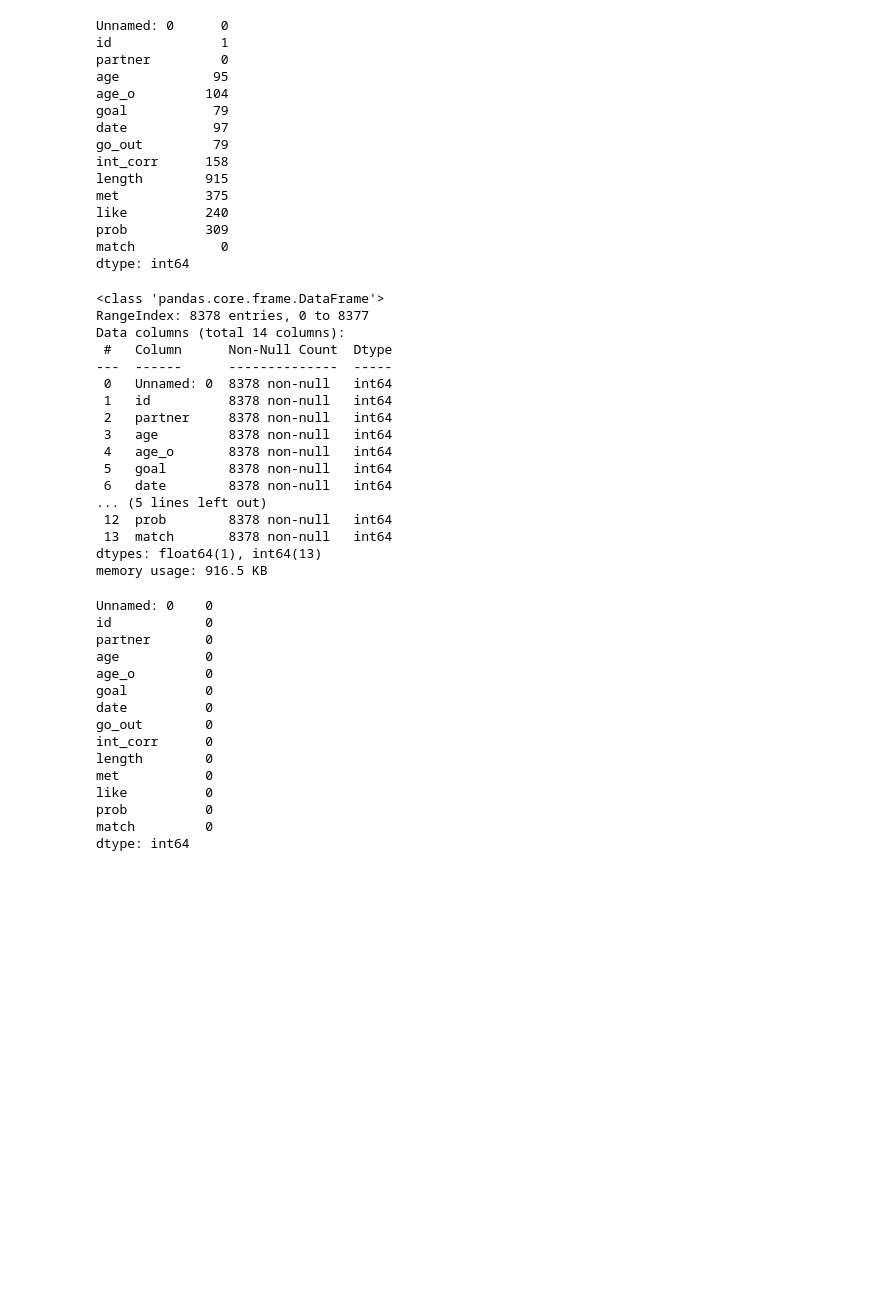
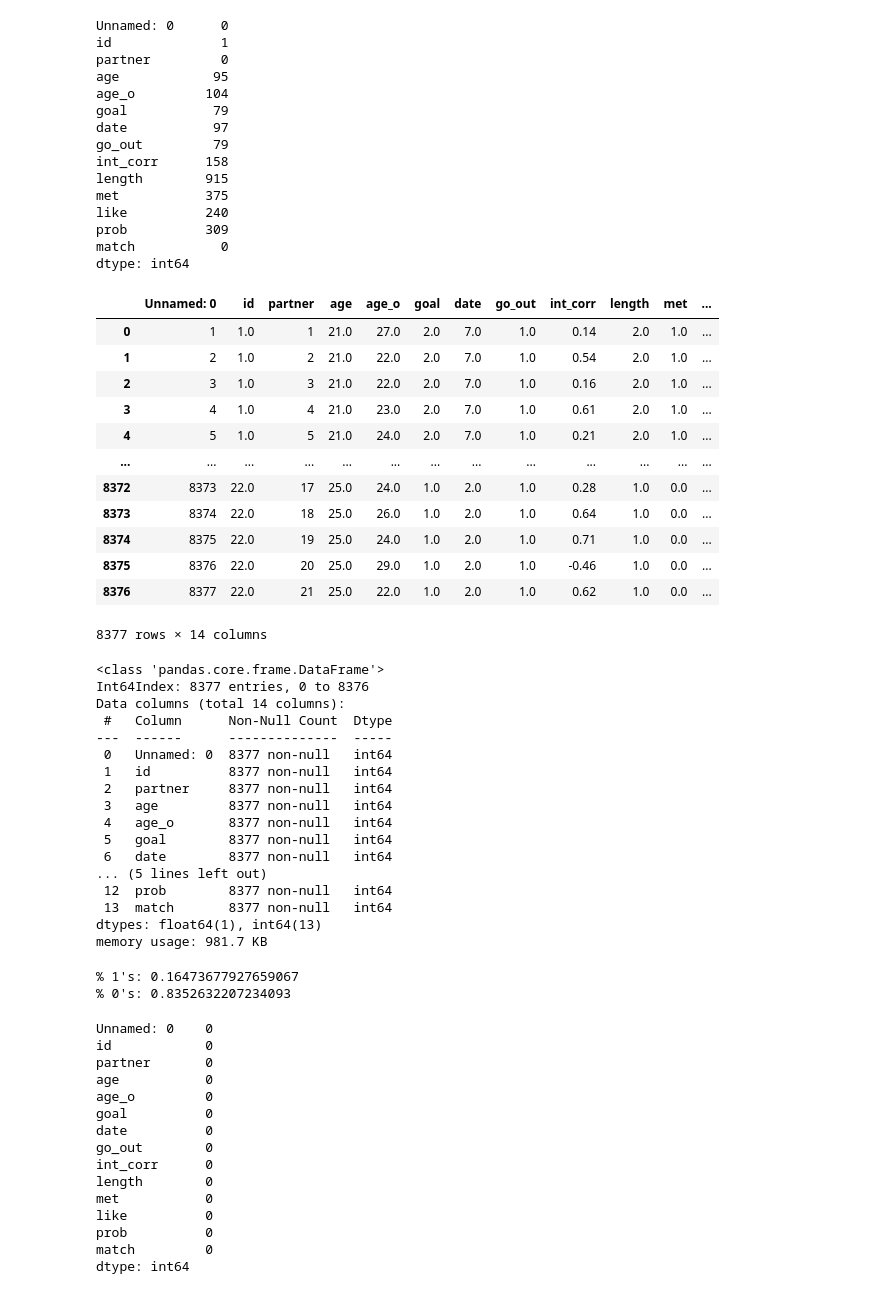
Before and after one commit to KatFT/Machine_Learning-Speed-Dating, a Jupyter notebook: notebook.ipynb, the cells around one changed output. Cells and saved outputs as stored; diff of their text form; code cells hidden in the pictures; blank space fills up the shorter version.

```diff
--- a/notebook.ipynb
+++ b/notebook.ipynb
@@ -75,8 +95,25 @@ pima['age_o'].fillna(value=gf,inplace=True)
 gf= pima['age'].mode()[0]
 pima['age'].fillna(value=gf,inplace=True)
 
-gf= pima['id'].mode()[0]
-pima['id'].fillna(value=gf,inplace=True)
+#gf= pima['id'].mode()[0]
+#pima['id'].fillna(value=gf,inplace=True)
+pima.dropna(subset=['id'],inplace=True )
+# %%
+pima
+# %% [output]
+|  | Unnamed: 0 | id | partner | age | age_o | goal | date | go_out | int_corr | length | met | ... |
+| 0 | 1 | 1.0 | 1 | 21.0 | 27.0 | 2.0 | 7.0 | 1.0 | 0.14 | 2.0 | 1.0 | ... |
+| 1 | 2 | 1.0 | 2 | 21.0 | 22.0 | 2.0 | 7.0 | 1.0 | 0.54 | 2.0 | 1.0 | ... |
+| 2 | 3 | 1.0 | 3 | 21.0 | 22.0 | 2.0 | 7.0 | 1.0 | 0.16 | 2.0 | 1.0 | ... |
+| 3 | 4 | 1.0 | 4 | 21.0 | 23.0 | 2.0 | 7.0 | 1.0 | 0.61 | 2.0 | 1.0 | ... |
+| 4 | 5 | 1.0 | 5 | 21.0 | 24.0 | 2.0 | 7.0 | 1.0 | 0.21 | 2.0 | 1.0 | ... |
+| ... | ... | ... | ... | ... | ... | ... | ... | ... | ... | ... | ... | ... |
+| 8372 | 8373 | 22.0 | 17 | 25.0 | 24.0 | 1.0 | 2.0 | 1.0 | 0.28 | 1.0 | 0.0 | ... |
+| 8373 | 8374 | 22.0 | 18 | 25.0 | 26.0 | 1.0 | 2.0 | 1.0 | 0.64 | 1.0 | 0.0 | ... |
+| 8374 | 8375 | 22.0 | 19 | 25.0 | 24.0 | 1.0 | 2.0 | 1.0 | 0.71 | 1.0 | 0.0 | ... |
+| 8375 | 8376 | 22.0 | 20 | 25.0 | 29.0 | 1.0 | 2.0 | 1.0 | -0.46 | 1.0 | 0.0 | ... |
+| 8376 | 8377 | 22.0 | 21 | 25.0 | 22.0 | 1.0 | 2.0 | 1.0 | 0.62 | 1.0 | 0.0 | ... |
+8377 rows × 14 columns
 # %%
 #convertemos de float para int
 pima[['prob','like','met','length','go_out','date','goal','age_o','age','id']]=  pima[['prob','like','met','length','go_out','date','goal','age_o','age','id']].astype(int)
@@ -84,22 +121,29 @@ pima[['prob','like','met','length','go_out','date','goal','age_o','age','id']]=
 pima.info()
 # %% [output]
 <class 'pandas.core.frame.DataFrame'>
-RangeIndex: 8378 entries, 0 to 8377
+Int64Index: 8377 entries, 0 to 8376
 Data columns (total 14 columns):
  #   Column      Non-Null Count  Dtype
 ---  ------      --------------  -----
- 0   Unnamed: 0  8378 non-null   int64
- 1   id          8378 non-null   int64
- 2   partner     8378 non-null   int64
- 3   age         8378 non-null   int64
- 4   age_o       8378 non-null   int64
- 5   goal        8378 non-null   int64
- 6   date        8378 non-null   int64
+ 0   Unnamed: 0  8377 non-null   int64
+ 1   id          8377 non-null   int64
+ 2   partner     8377 non-null   int64
+ 3   age         8377 non-null   int64
+ 4   age_o       8377 non-null   int64
+ 5   goal        8377 non-null   int64
+ 6   date        8377 non-null   int64
 ... (5 lines left out)
- 12  prob        8378 non-null   int64
- 13  match       8378 non-null   int64
+ 12  prob        8377 non-null   int64
+ 13  match       8377 non-null   int64
 dtypes: float64(1), int64(13)
-memory usage: 916.5 KB
+memory usage: 981.7 KB
+# %%
+#numero de 1's
+print("% 1's:",pima['match'].mean())
+print("% 0's:", 1-pima['match'].mean())
+# %% [output]
+% 1's: 0.16473677927659067
+% 0's: 0.8352632207234093
 # %%
 pima.isnull().sum()
 # %% [output]
```
Also changed, not shown: parts of 15 cells of this notebook, 7 other files.
